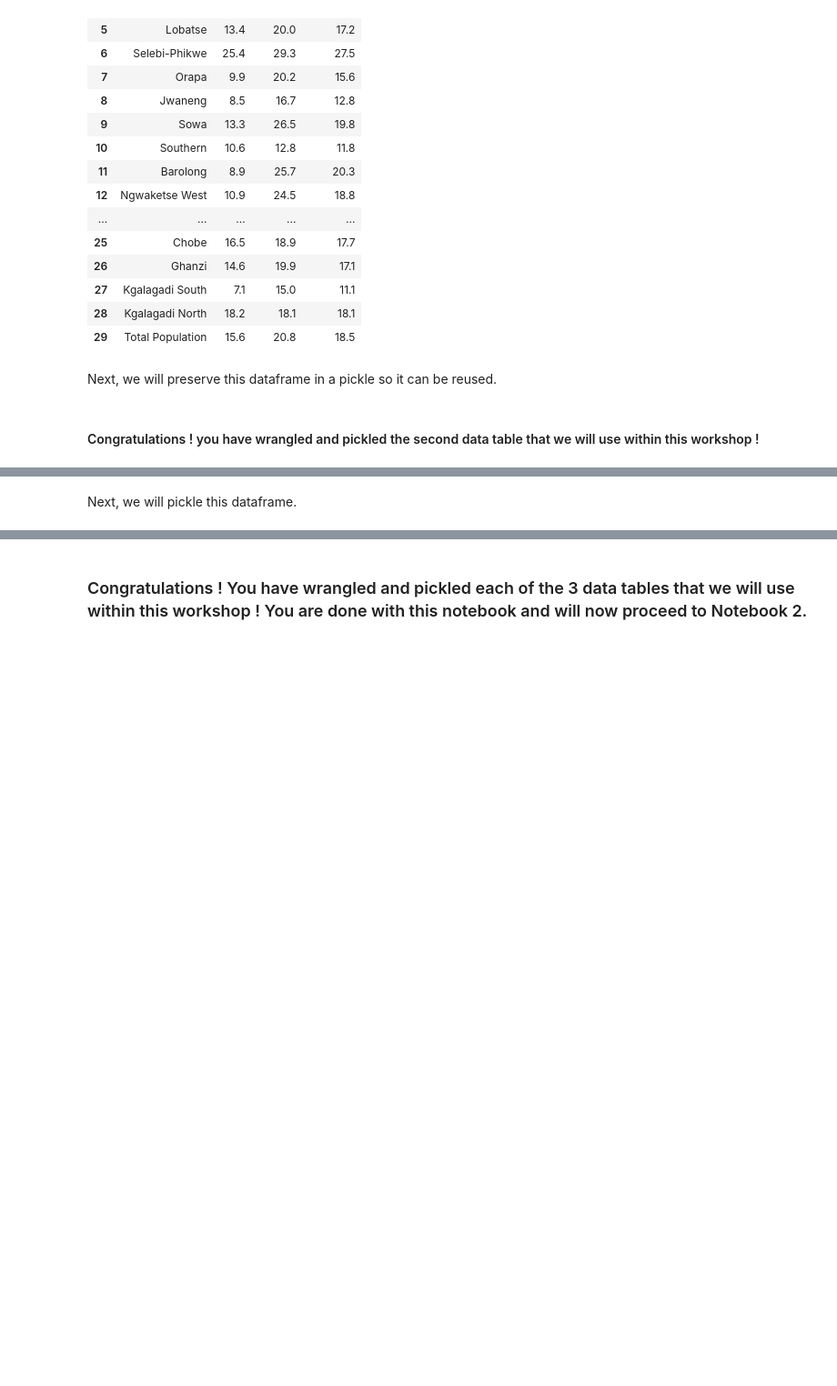
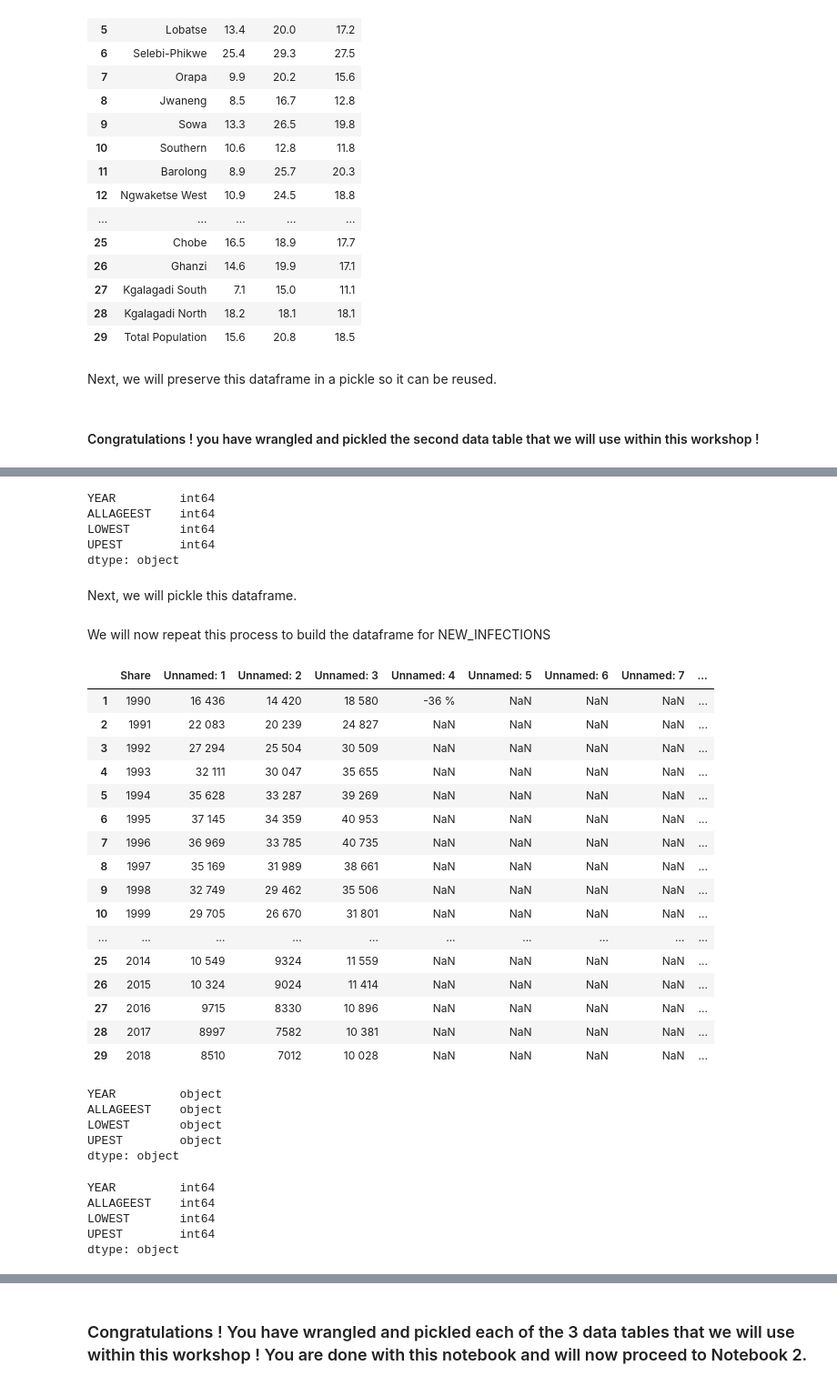
Before and after one commit to PHI-Case-Studies/2019-HIV-Prevalence-Botswana, a Jupyter notebook: HELINA-Workshop-2019-notebook-1.ipynb, the cells around one changed output, grey strips where cells are left out. Shown at 91% size. Saved outputs shown, nothing was run; the diff lists cells and outputs as text; code cells hidden in the pictures; blank space fills up the shorter version.

Commit message:
Add files via upload
Added cells to Notebook 1 to build dataframes and pickles for the UNAIDS PLHIV, New HIV Infections, and AIDS Deaths 1990-2018.

```diff
--- a/HELINA-Workshop-2019-notebook-1.ipynb
+++ b/HELINA-Workshop-2019-notebook-1.ipynb
@@ -371,0 +306,5 @@ table3
+# %%
+import pandas as pd
+PLHIV_df = pd.read_csv('resources/People living with HIV_Botswana.csv')
+NEW_INFECTIONS_df = pd.read_csv("resources/Epidemic transition metrics_Botswana_New_HIV_Infections.csv")
+AIDSDEATHS_df = pd.read_csv("resources/AIDS-related deaths_Botswana.csv")
@@ -372,2 +415,11 @@ table3
+# %%
+# check the data types again
+PLHIV_df.dtypes
+# %% [output]
+YEAR         int64
+ALLAGEEST    int64
+LOWEST       int64
+UPEST        int64
+dtype: object
 # %% [markdown]
 Next, we will pickle this dataframe.
@@ -375,0 +429,22 @@ table3.to_pickle('outputs/table3pickle.pkl')
+# %% [markdown]
+We will now repeat this process to build the dataframe for NEW_INFECTIONS
+# %%
+NEW_INFECTIONS_df.drop(0)
+# %% [output]
+|  | Share | Unnamed: 1 | Unnamed: 2 | Unnamed: 3 | Unnamed: 4 | Unnamed: 5 | Unnamed: 6 | Unnamed: 7 | ... |
+| 1 | 1990 | 16 436 | 14 420 | 18 580 | -36 % | NaN | NaN | NaN | ... |
+| 2 | 1991 | 22 083 | 20 239 | 24 827 | NaN | NaN | NaN | NaN | ... |
+| 3 | 1992 | 27 294 | 25 504 | 30 509 | NaN | NaN | NaN | NaN | ... |
+| 4 | 1993 | 32 111 | 30 047 | 35 655 | NaN | NaN | NaN | NaN | ... |
+| 5 | 1994 | 35 628 | 33 287 | 39 269 | NaN | NaN | NaN | NaN | ... |
+| 6 | 1995 | 37 145 | 34 359 | 40 953 | NaN | NaN | NaN | NaN | ... |
+| 7 | 1996 | 36 969 | 33 785 | 40 735 | NaN | NaN | NaN | NaN | ... |
+| 8 | 1997 | 35 169 | 31 989 | 38 661 | NaN | NaN | NaN | NaN | ... |
+| 9 | 1998 | 32 749 | 29 462 | 35 506 | NaN | NaN | NaN | NaN | ... |
+| 10 | 1999 | 29 705 | 26 670 | 31 801 | NaN | NaN | NaN | NaN | ... |
+| ... | ... | ... | ... | ... | ... | ... | ... | ... | ... |
+| 25 | 2014 | 10 549 | 9324 | 11 559 | NaN | NaN | NaN | NaN | ... |
+| 26 | 2015 | 10 324 | 9024 | 11 414 | NaN | NaN | NaN | NaN | ... |
+| 27 | 2016 | 9715 | 8330 | 10 896 | NaN | NaN | NaN | NaN | ... |
+| 28 | 2017 | 8997 | 7582 | 10 381 | NaN | NaN | NaN | NaN | ... |
+| 29 | 2018 | 8510 | 7012 | 10 028 | NaN | NaN | NaN | NaN | ... |
@@ -375,0 +460,9 @@ table3.to_pickle('outputs/table3pickle.pkl')
+# %%
+#check data types
+NEW_INFECTIONS_df.dtypes
+# %% [output]
+YEAR         object
+ALLAGEEST    object
+LOWEST       object
+UPEST        object
+dtype: object
@@ -375,0 +475,9 @@ table3.to_pickle('outputs/table3pickle.pkl')
+# %%
+#check datatypes again
+NEW_INFECTIONS_df.dtypes
+# %% [output]
+YEAR         int64
+ALLAGEEST    int64
+LOWEST       int64
+UPEST        int64
+dtype: object
```
Also changed, not shown: parts of 58 cells of this notebook.
